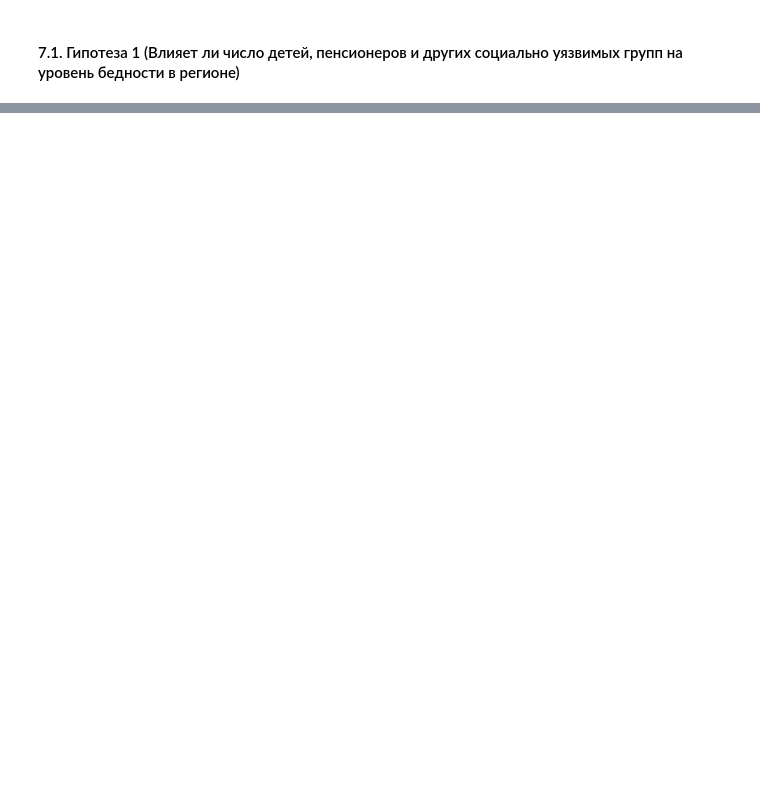
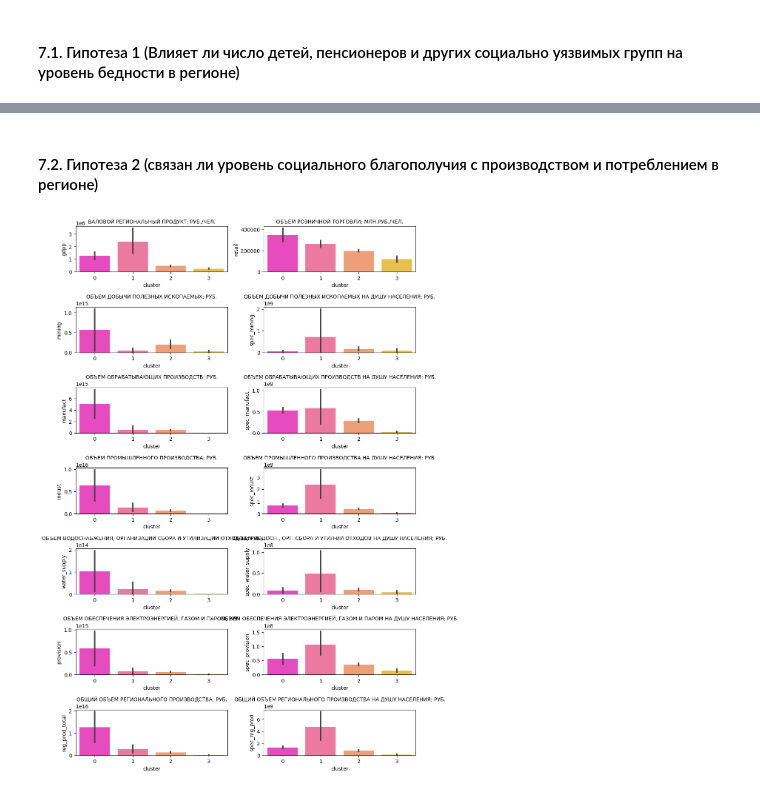
Before and after one commit to Punich-Pavel/Final_Project, a Jupyter notebook: Part_3/part_3.ipynb, the cells around one changed output, grey strips where cells are left out. Saved outputs shown, nothing was run; the diff lists cells and outputs as text; code cells hidden in the pictures; blank space fills up the shorter version.

```diff
--- a/Part_3/part_3.ipynb
+++ b/Part_3/part_3.ipynb
@@ -448,0 +468,49 @@ plt.show()
+# %% [markdown]
+#### 7.2. Гипотеза 2 (связан ли уровень социального благополучия с производством и потреблением в регионе)
+# %%
+# построим столбчатые диаграмы признаков регионального производства и
+# потребления сгруппированных по кластерам
+
+title=['Валовой региональный продукт; руб./чел.',
+       'Объем розничной торговли; млн.руб./чел.',
+       'Объем добычи полезных ископаемых; руб.',
+       'Объем добычи полезных ископаемых на душу населения; руб.',
+       'Объем обрабатывающих производств; руб.',
+       'Объем обрабатывающих производств на душу населения; руб.',
+       'Объем промышленного производства; руб.',
+       'Объем промышленного производства на душу населения; руб.',
+       'Объем водоснабжения, организации сбора и утилизации отходов; руб.',
+       'Объем водосн., орг. сбора и утил-ии отходов на душу населения; руб.',
+       'Объем обеспечения электроэнергией, газом и паром; руб.',
+       'Объем обеспечения электроэнергией, газом и паром на душу населения; руб.',
+       'Общий объем регионального производства; руб.',
+       'Общий объем регионального производства на душу населения; руб.'
+    ]
+
+cols = df[
+    ['gdpp',
+     'retail',
+     'mining',
+     'spec_mining',
+     'manufact',
+     'spec_manufact',
+     'indust',
+     'spec_indust',
+     'water_supply',
+     'spec_water_supply',
+     'provision',
+     'spec_provision',
+     'reg_prod_total',
+     'spec_reg_prod'
+    ]
+].columns.tolist()
+plt.figure(figsize=(10, 30))
+
+for i, variable in enumerate(cols):
+    plt.subplot(14, 2, i + 1)
+    sns.barplot(df['cluster'], df[variable], palette="spring")
+    plt.tight_layout()
+    plt.title(title[i].upper(), fontsize = 10)
+plt.show()
+# %% [output]
+[figure, added]
```
Also changed, not shown: parts of 11 cells of this notebook, 6 other files.
